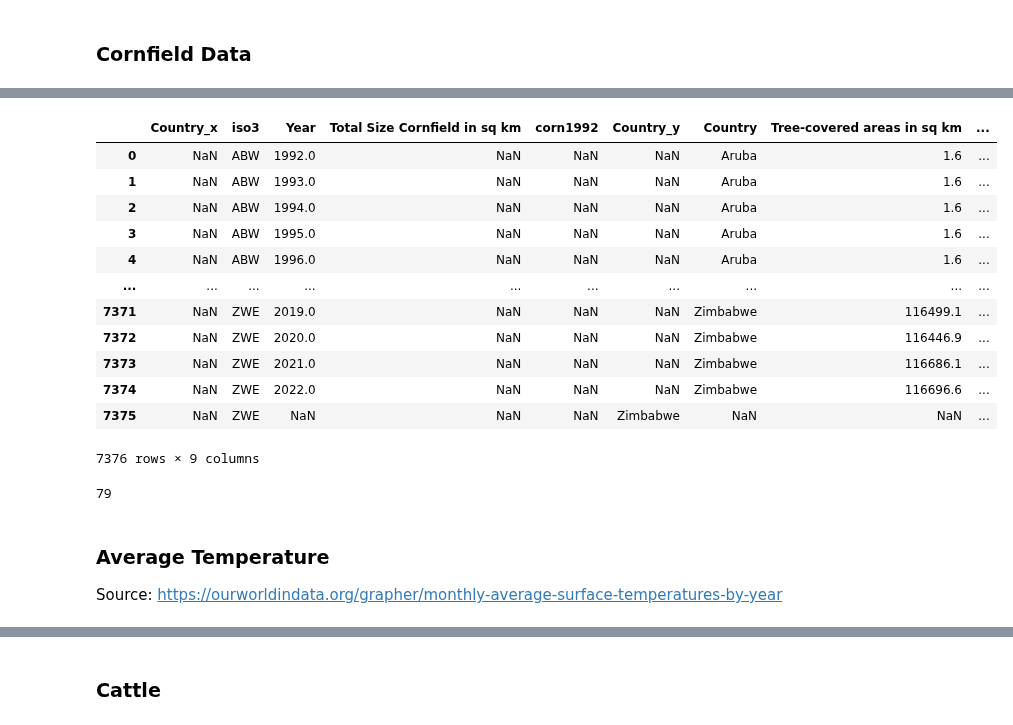
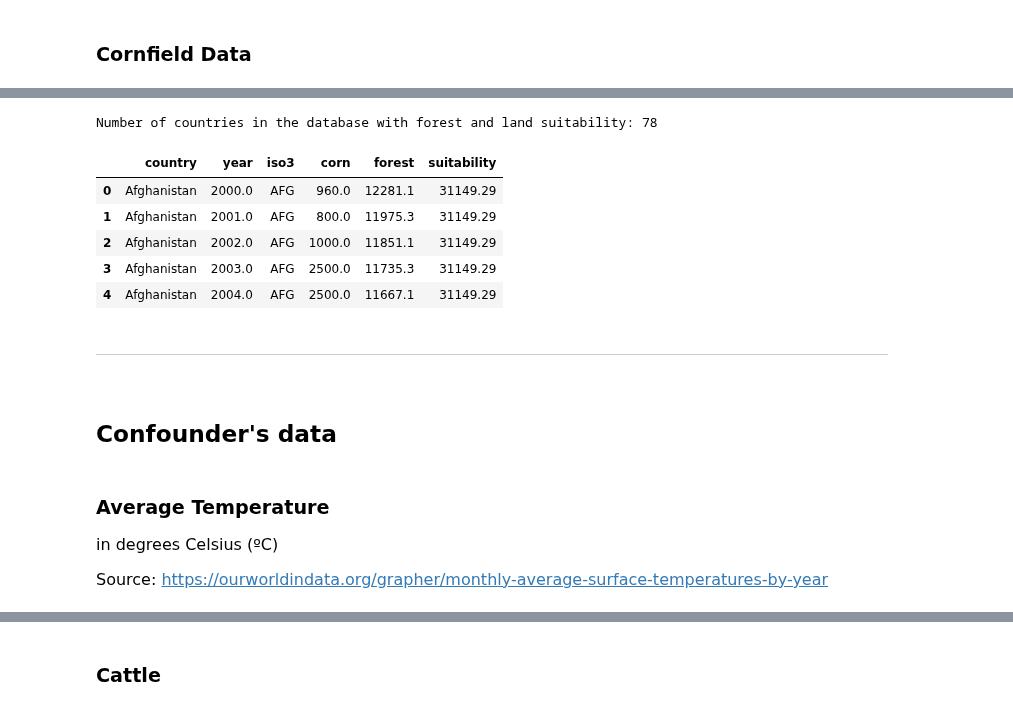
Before and after one commit to ZeliaDec/DataScience, a Jupyter notebook: Data_Notebook.ipynb, the cells around one changed output, grey strips where cells are left out. Drawn from its saved outputs; the diff is of its cells as text; code cells hidden in the pictures.

Commit message:
changes in the Data_Notebook

```diff
--- a/Data_Notebook.ipynb
+++ b/Data_Notebook.ipynb
@@ -339,6 +251,0 @@ df_corn.head()
-# %%
-df_corn = pd.merge(df_corn, data_1992, on='country', how='left')
-df_corn = df_corn.dropna()
-df_corn = df_corn.rename(columns={"country": "Country"})
-df_corn = df_corn[["Country", "iso3", "Year", "Total Size Cornfield in sq km", "corn1992"]]
-df_corn.head()
@@ -427,3 +330,0 @@ See the caveats in the documentation: https://pandas.pydata.org/pandas-docs/stab
-# %%
-forests=forests[forests['Element']=='Area from CCI_LC']
-forests=forests[['Country','iso3','Year','Tree-covered areas in sq km']]
@@ -498,3 +407,16 @@ np.int64(1992)
 # %%
-pivoted_suitable_land[pivoted_suitable_land["Year"]==1992]["Area"].nunique()
+# Keep only the data from 1992
+pivoted_suitable_land = pivoted_suitable_land[pivoted_suitable_land["Year"]==1992]
+# keep only the relevant columns
+pivoted_suitable_land = pivoted_suitable_land[["Area", "iso3", "Total Suitable Land"]]
+
+pivoted_suitable_land = pivoted_suitable_land.dropna()
+pivoted_suitable_land.reset_index(drop = True, inplace = True)
+pivoted_suitable_land.rename(columns={'Area': 'country'}, inplace=True)
+
+print("The number of countries that have some data in 1992: ", pivoted_suitable_land["country"].nunique())
+# The heterogeneity variable takes data from 1992. This data are before the period of interest (2000-2021) for forest and corn data.
+# The data from 1992 were chosen, as it is the earliest data that we have and as it is before the period of interest, there is no correlation between the heterogeneity variable and the other variables.
+
+pivoted_suitable_land.head()
 # %% [output]
@@ -523,2 +429,0 @@ pivoted_suitable_land.head()
-# %%
-pivoted_suitable_land.rename(columns={'Area': 'Country'}, inplace=True)
@@ -527,21 +430,27 @@ end_df = last_df
 # %%
+# Merge of the data
 df_final = pd.merge(last_df, pivoted_suitable_land, on=['iso3'], how='outer')
-df_final1 = pd.merge(df_final,forests,on=['iso3', 'Year'], how='outer')
+df_final1 = pd.merge(df_final,forests,on=['iso3', 'year'], how='outer')
+
+# Substract the area of corn from the total suitable land to get the area suitable for corn expansion
 df_final1['Total Size Land suitable for corn expansion (sq km)'] = (df_final1['Total Suitable Land']-df_final1['corn1992'])
+# Replace negative values with 0
 df_final1['Total Size Land suitable for corn expansion (sq km)'] = df_final1['Total Size Land suitable for corn expansion (sq km)'].clip(lower=0)
-df_final1 = df_final1.drop(columns=['Total Suitable Land'])
-df_final1
+
+df_final1 = df_final1.drop(['Total Suitable Land',"country_y", "country", "corn1992"], axis=1)
+df_final1.rename(columns={'Total Size Land suitable for corn expansion (sq km)': 'suitability', "country_x":"country"}, inplace=True)
+df_final1 = df_final1.dropna()
+
+print("Number of countries in the database with forest and land suitability:", df_final1['country'].nunique())
+
+last_df=df_final1
+last_df.reset_index(drop = True, inplace = True)
+last_df.head()
 # %% [output]
+Number of countries in the database with forest and land suitability: 78
-|  | Country_x | iso3 | Year | Total Size Cornfield in sq km | corn1992 | Country_y | Country | Tree-covered areas in sq km | ... |
-| 0 | NaN | ABW | 1992.0 | NaN | NaN | NaN | Aruba | 1.6 | ... |
-| 1 | NaN | ABW | 1993.0 | NaN | NaN | NaN | Aruba | 1.6 | ... |
-| 2 | NaN | ABW | 1994.0 | NaN | NaN | NaN | Aruba | 1.6 | ... |
-| 3 | NaN | ABW | 1995.0 | NaN | NaN | NaN | Aruba | 1.6 | ... |
-| 4 | NaN | ABW | 1996.0 | NaN | NaN | NaN | Aruba | 1.6 | ... |
-| ... | ... | ... | ... | ... | ... | ... | ... | ... | ... |
-| 7371 | NaN | ZWE | 2019.0 | NaN | NaN | NaN | Zimbabwe | 116499.1 | ... |
-| 7372 | NaN | ZWE | 2020.0 | NaN | NaN | NaN | Zimbabwe | 116446.9 | ... |
-| 7373 | NaN | ZWE | 2021.0 | NaN | NaN | NaN | Zimbabwe | 116686.1 | ... |
-| 7374 | NaN | ZWE | 2022.0 | NaN | NaN | NaN | Zimbabwe | 116696.6 | ... |
-| 7375 | NaN | ZWE | NaN | NaN | NaN | Zimbabwe | NaN | NaN | ... |
+|  | country | year | iso3 | corn | forest | suitability |
+| 0 | Afghanistan | 2000.0 | AFG | 960.0 | 12281.1 | 31149.29 |
+| 1 | Afghanistan | 2001.0 | AFG | 800.0 | 11975.3 | 31149.29 |
+| 2 | Afghanistan | 2002.0 | AFG | 1000.0 | 11851.1 | 31149.29 |
+| 3 | Afghanistan | 2003.0 | AFG | 2500.0 | 11735.3 | 31149.29 |
+| 4 | Afghanistan | 2004.0 | AFG | 2500.0 | 11667.1 | 31149.29 |
-7376 rows × 9 columns
@@ -551,4 +456,0 @@ df_final1 = df_final1.rename(columns={"Country_x":"Country"})
-# %%
-len(df_final1['Country'].unique())
-# %% [output]
-79
@@ -557,7 +457,12 @@ last_df=df_final1
+# %% [markdown]
+# <hr>
+# %% [markdown]
+## Confounder's data
 # %% [markdown]
 ### Average Temperature
+<p style="font-family: 'Trebuchet', sans-serif; font-size:16px; text-align:justify; line-height: 1.6;"> in degrees Celsius (ºC) </p>
 
-Source: https://ourworldindata.org/grapher/monthly-average-surface-temperatures-by-year
+<p style="font-family: 'Trebuchet', sans-serif; font-size:16px; text-align:justify; line-height: 1.6;"> Source: <a href="https://ourworldindata.org/grapher/monthly-average-surface-temperatures-by-year" >https://ourworldindata.org/grapher/monthly-average-surface-temperatures-by-year</a>
 # %%
 avg_temp_df = pd.read_csv(filepath + "monthly-average-surface-temperatures-by-year.csv")
 avg_temp_df = avg_temp_df.drop(["Year"], axis = 1)
```
Also changed, not shown: parts of 78 cells of this notebook, 1 other file.
